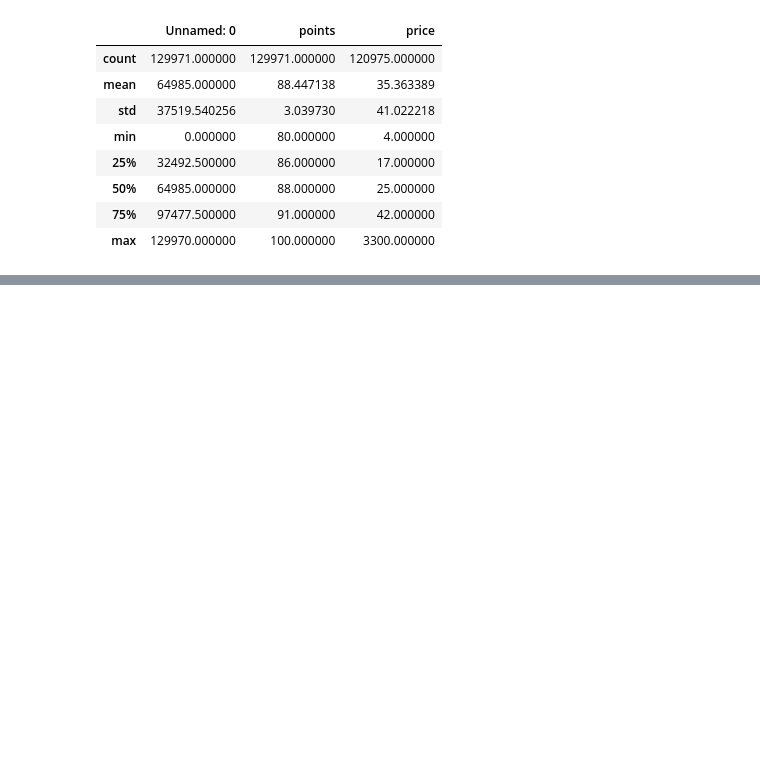
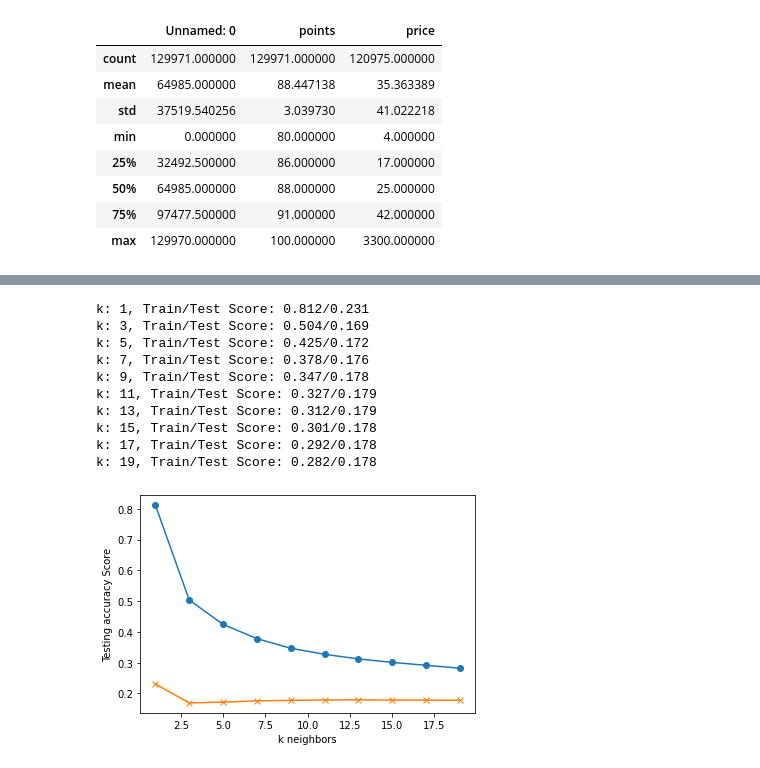
Before and after one commit to calderon0423/Perfectly_Paired, a Jupyter notebook: reviewData.ipynb, the cells around one changed output, grey strips where cells are left out. Cells and saved outputs as stored; diff of their text form; code cells hidden in the pictures; blank space fills up the shorter version.

Commit message:
tested more models

```diff
--- a/reviewData.ipynb
+++ b/reviewData.ipynb
@@ -113,0 +147,21 @@ Testing Data Score: 0.2425485460981177
+# %%
+from sklearn.model_selection import train_test_split
+from sklearn.preprocessing import LabelEncoder, MinMaxScaler
+from tensorflow.keras.utils import to_categorical
+
+X_train, X_test, y_train, y_test = train_test_split(X, y, random_state=1)
+X_scaler = MinMaxScaler().fit(X_train)
+X_train_scaled = X_scaler.transform(X_train)
+X_test_scaled = X_scaler.transform(X_test)
+# %%
+from sklearn.preprocessing import LabelEncoder
+from tensorflow.keras.utils import to_categorical
+# Step 1: Label-encode data set
+label_encoder = LabelEncoder()
+label_encoder.fit(y_train)
+encoded_y_train = label_encoder.transform(y_train)
+encoded_y_test = label_encoder.transform(y_test)
+
+# Step 2: Convert encoded labels to one-hot-encoding
+y_train_categorical = to_categorical(encoded_y_train)
+y_test_categorical = to_categorical(encoded_y_test)
@@ -113,0 +194,31 @@ Testing Data Score: 0.2425485460981177
+# %%
+from sklearn.neighbors import KNeighborsClassifier
+train_scores = []
+test_scores = []
+for k in range(1, 20, 2):
+    knn = KNeighborsClassifier(n_neighbors=k)
+    knn.fit(X_train_scaled, y_train)
+    train_score = knn.score(X_train_scaled, y_train)
+    test_score = knn.score(X_test_scaled, y_test)
+    train_scores.append(train_score)
+    test_scores.append(test_score)
+    print(f"k: {k}, Train/Test Score: {train_score:.3f}/{test_score:.3f}")
+
+
+plt.plot(range(1, 20, 2), train_scores, marker='o')
+plt.plot(range(1, 20, 2), test_scores, marker="x")
+plt.xlabel("k neighbors")
+plt.ylabel("Testing accuracy Score")
+plt.show()
+# %% [output]
+k: 1, Train/Test Score: 0.812/0.231
+k: 3, Train/Test Score: 0.504/0.169
+k: 5, Train/Test Score: 0.425/0.172
+k: 7, Train/Test Score: 0.378/0.176
+k: 9, Train/Test Score: 0.347/0.178
+k: 11, Train/Test Score: 0.327/0.179
+k: 13, Train/Test Score: 0.312/0.179
+k: 15, Train/Test Score: 0.301/0.178
+k: 17, Train/Test Score: 0.292/0.178
+k: 19, Train/Test Score: 0.282/0.178
+[figure, added]
```
Also changed, not shown: parts of 15 cells of this notebook.
